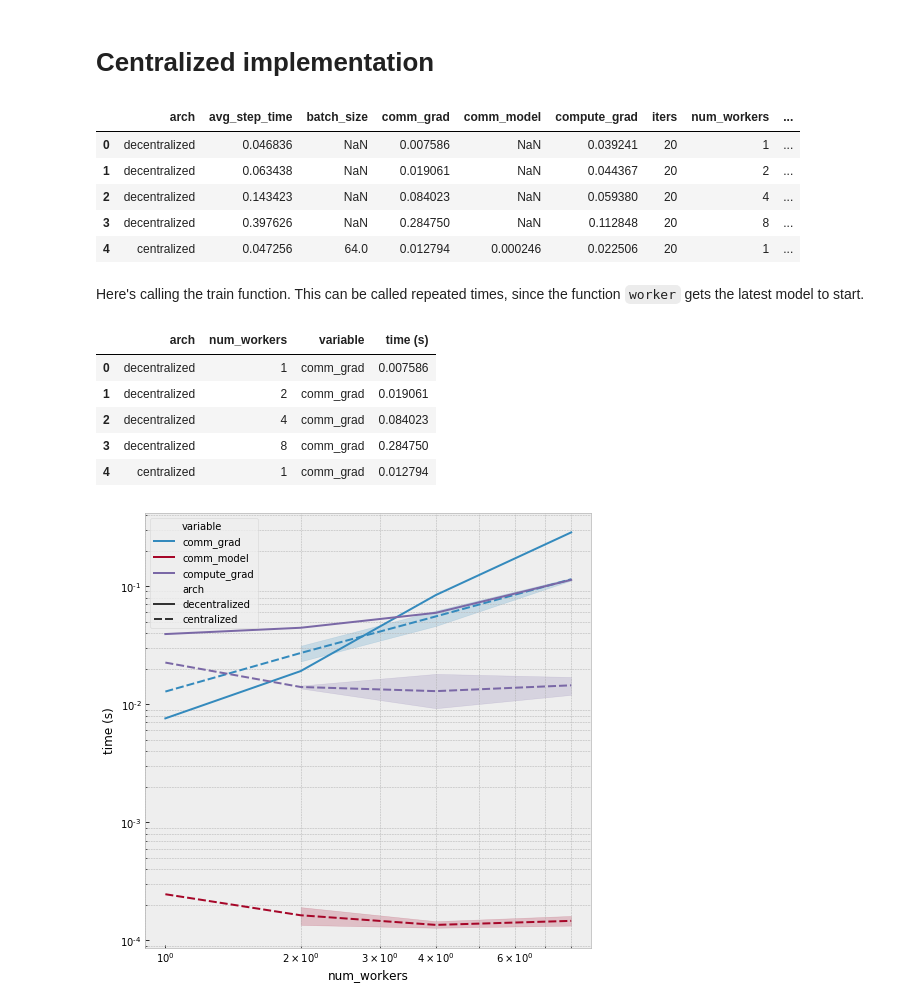
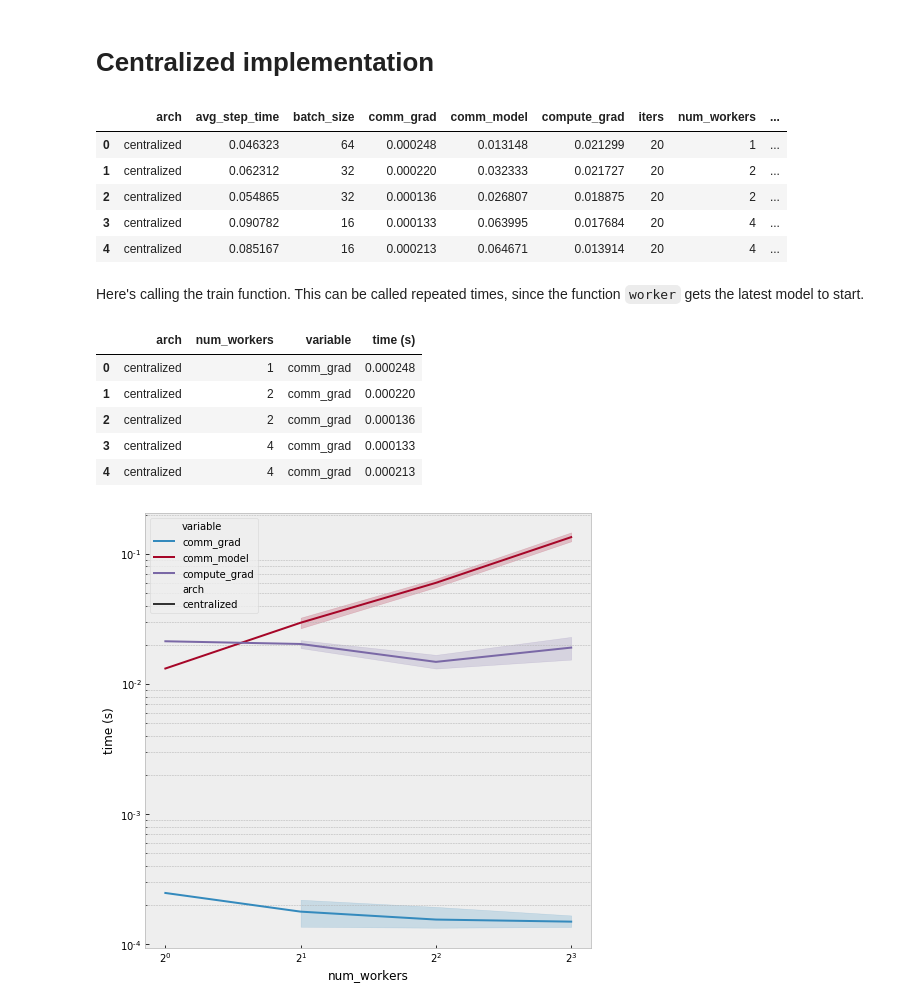
Before and after one commit to stsievert/dask-ps, a Jupyter notebook: Comparison.ipynb, the cells around one changed output. Cells and saved outputs as stored; diff of their text form; code cells hidden in the pictures.

```diff
--- a/Comparison.ipynb
+++ b/Comparison.ipynb
@@ -234,6 +237,8 @@ meta = [train_centralized(client, model, args, num_workers, iters)
         for num_workers in [1, 2, 4, 8]]
 # %%
 meta = [{'arch': 'centralized', **mi} for m in meta for mi in m]
+# %%
+all_meta = []
 # %%
 all_meta += meta
 # %%
@@ -242,11 +247,11 @@ df = pd.DataFrame(all_meta)
 df.head()
 # %% [output]
 |  | arch | avg_step_time | batch_size | comm_grad | comm_model | compute_grad | iters | num_workers | ... |
-| 0 | decentralized | 0.046836 | NaN | 0.007586 | NaN | 0.039241 | 20 | 1 | ... |
-| 1 | decentralized | 0.063438 | NaN | 0.019061 | NaN | 0.044367 | 20 | 2 | ... |
-| 2 | decentralized | 0.143423 | NaN | 0.084023 | NaN | 0.059380 | 20 | 4 | ... |
-| 3 | decentralized | 0.397626 | NaN | 0.284750 | NaN | 0.112848 | 20 | 8 | ... |
-| 4 | centralized | 0.047256 | 64.0 | 0.012794 | 0.000246 | 0.022506 | 20 | 1 | ... |
+| 0 | centralized | 0.046323 | 64 | 0.000248 | 0.013148 | 0.021299 | 20 | 1 | ... |
+| 1 | centralized | 0.062312 | 32 | 0.000220 | 0.032333 | 0.021727 | 20 | 2 | ... |
+| 2 | centralized | 0.054865 | 32 | 0.000136 | 0.026807 | 0.018875 | 20 | 2 | ... |
+| 3 | centralized | 0.090782 | 16 | 0.000133 | 0.063995 | 0.017684 | 20 | 4 | ... |
+| 4 | centralized | 0.085167 | 16 | 0.000213 | 0.064671 | 0.013914 | 20 | 4 | ... |
 # %% [markdown]
 Here's calling the train function. This can be called repeated times, since the function `worker` gets the latest model to start.
 # %%
@@ -259,17 +264,19 @@ melted = keep.melt(id_vars=['arch', 'num_workers'], value_name='time (s)')
 melted.head()
 # %% [output]
 |  | arch | num_workers | variable | time (s) |
-| 0 | decentralized | 1 | comm_grad | 0.007586 |
-| 1 | decentralized | 2 | comm_grad | 0.019061 |
-| 2 | decentralized | 4 | comm_grad | 0.084023 |
-| 3 | decentralized | 8 | comm_grad | 0.284750 |
-| 4 | centralized | 1 | comm_grad | 0.012794 |
+| 0 | centralized | 1 | comm_grad | 0.000248 |
+| 1 | centralized | 2 | comm_grad | 0.000220 |
+| 2 | centralized | 2 | comm_grad | 0.000136 |
+| 3 | centralized | 4 | comm_grad | 0.000133 |
+| 4 | centralized | 4 | comm_grad | 0.000213 |
 # %%
 w = 8
 fig, ax = plt.subplots(figsize=(w, w))
 sns.lineplot(x='num_workers', y='time (s)',
              hue='variable', style='arch', data=melted)
-ax.set(yscale="log", xscale="log")
+ax.set_yscale("log")
+ax.set_xscale("log", basex=2)
 ax.grid(which='both')
+plt.savefig('centralized.png', dpi=300)
 # %% [output]
-[figure, old version]
+[figure, new version]
```
Also changed, not shown: parts of 2 cells of this notebook, 2 other files.
